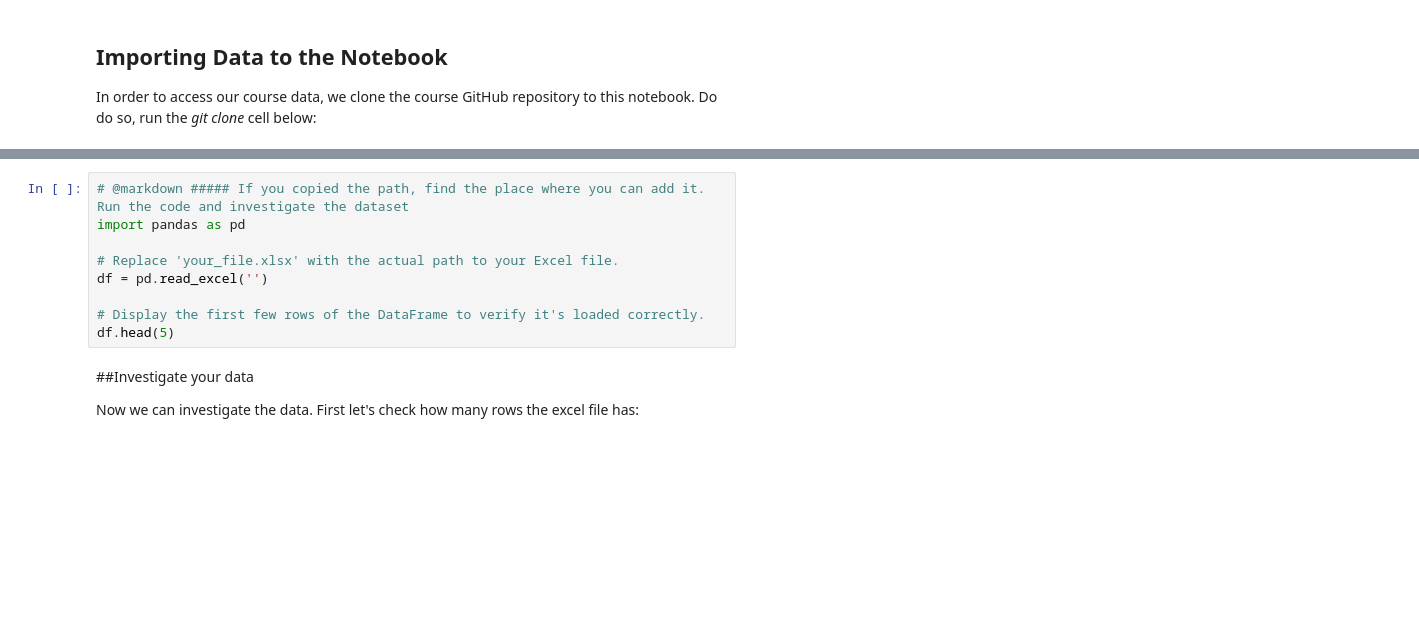
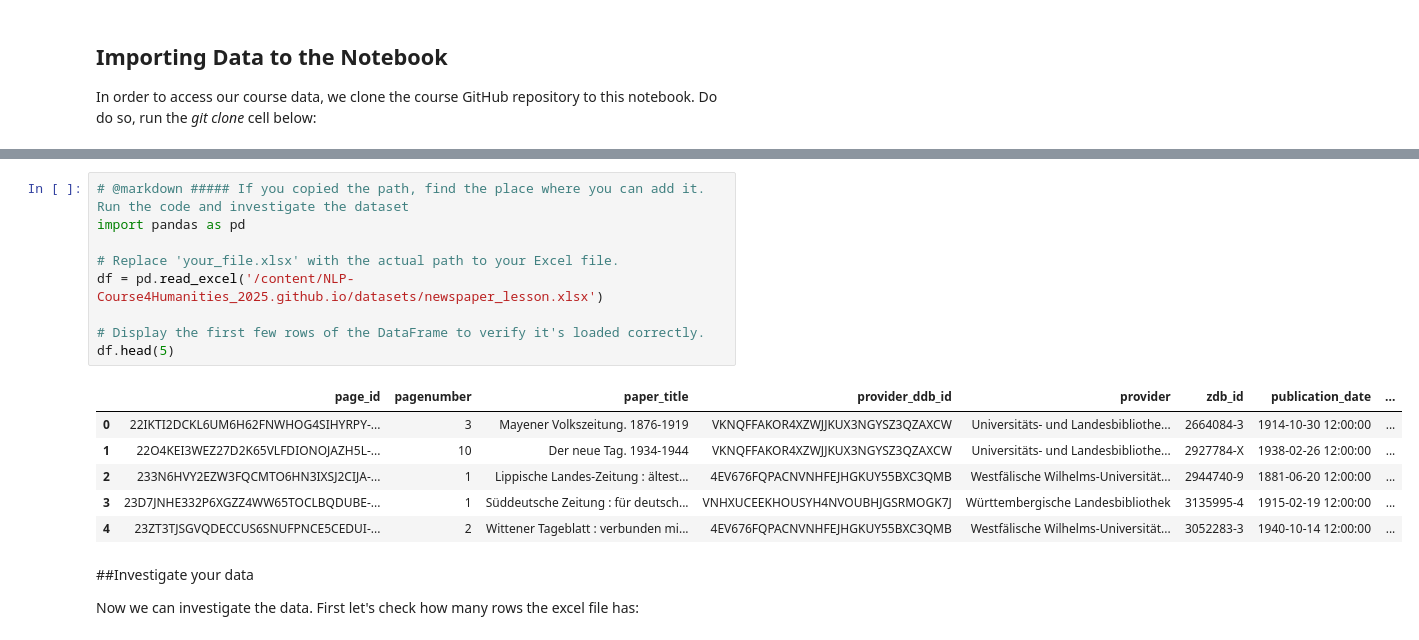
Before and after one commit to HelenaGrundner/NLP_FakeNews, a Jupyter notebook: AUFGABE_Helena_Processing_Datasets.ipynb, the cells around one changed output, grey strips where cells are left out. Saved outputs shown, nothing was run; the diff lists cells and outputs as text; blank space fills up the shorter version.

```diff
--- a/AUFGABE_Helena_Processing_Datasets.ipynb
+++ b/AUFGABE_Helena_Processing_Datasets.ipynb
@@ -14,12 +22,19 @@ In order to access our course data, we clone the course GitHub repository to thi
 # %%
 # @markdown ##### If you copied the path, find the place where you can add it. Run the code and investigate the dataset
 import pandas as pd
 
 # Replace 'your_file.xlsx' with the actual path to your Excel file.
-df = pd.read_excel('')
+df = pd.read_excel('/content/NLP-Course4Humanities_2025.github.io/datasets/newspaper_lesson.xlsx')
 
 # Display the first few rows of the DataFrame to verify it's loaded correctly.
 df.head(5)
+# %% [output]
+|  | page_id | pagenumber | paper_title | provider_ddb_id | provider | zdb_id | publication_date | ... |
+| 0 | 22IKTI2DCKL6UM6H62FNWHOG4SIHYRPY-... | 3 | Mayener Volkszeitung. 1876-1919 | VKNQFFAKOR4XZWJJKUX3NGYSZ3QZAXCW | Universitäts- und Landesbibliothe... | 2664084-3 | 1914-10-30 12:00:00 | ... |
+| 1 | 22O4KEI3WEZ27D2K65VLFDIONOJAZH5L-... | 10 | Der neue Tag. 1934-1944 | VKNQFFAKOR4XZWJJKUX3NGYSZ3QZAXCW | Universitäts- und Landesbibliothe... | 2927784-X | 1938-02-26 12:00:00 | ... |
+| 2 | 233N6HVY2EZW3FQCMTO6HN3IXSJ2CIJA-... | 1 | Lippische Landes-Zeitung : ältest... | 4EV676FQPACNVNHFEJHGKUY55BXC3QMB | Westfälische Wilhelms-Universität... | 2944740-9 | 1881-06-20 12:00:00 | ... |
+| 3 | 23D7JNHE332P6XGZZ4WW65TOCLBQDUBE-... | 1 | Süddeutsche Zeitung : für deutsch... | VNHXUCEEKHOUSYH4NVOUBHJGSRMOGK7J | Württembergische Landesbibliothek | 3135995-4 | 1915-02-19 12:00:00 | ... |
+| 4 | 23ZT3TJSGVQDECCUS6SNUFPNCE5CEDUI-... | 2 | Wittener Tageblatt : verbunden mi... | 4EV676FQPACNVNHFEJHGKUY55BXC3QMB | Westfälische Wilhelms-Universität... | 3052283-3 | 1940-10-14 12:00:00 | ... |
 # %% [markdown]
 ##Investigate your data
 
```
Also changed, not shown: parts of 10 cells of this notebook.
